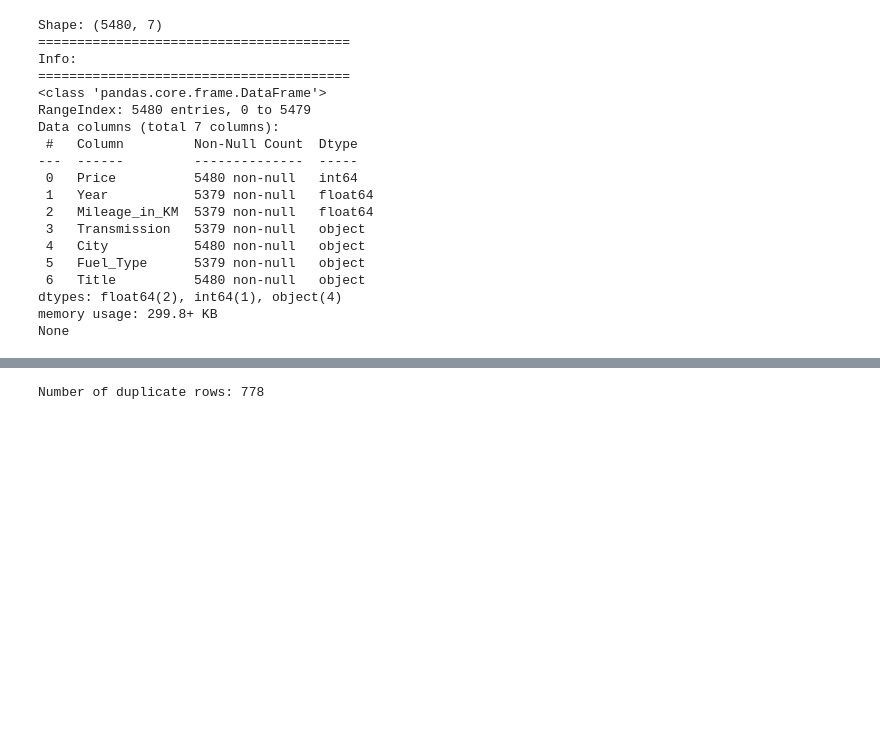
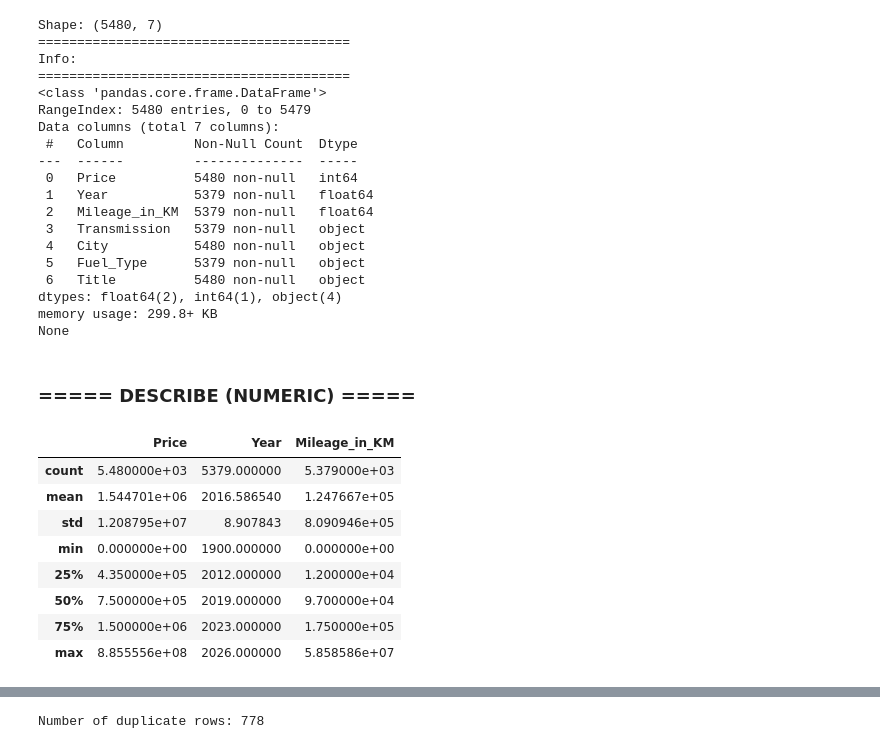
Before and after one commit to AI-0o0/AlexU_DSM_FinalProject, a Jupyter notebook: DataScienceMethodology_Fall2025_Final.ipynb, the cells around one changed output, grey strips where cells are left out. Cells and saved outputs as stored; diff of their text form; code cells hidden in the pictures; blank space fills up the shorter version.

```diff
--- a/DataScienceMethodology_Fall2025_Final.ipynb
+++ b/DataScienceMethodology_Fall2025_Final.ipynb
@@ -231,3 +241,17 @@ Data columns (total 7 columns):
 dtypes: float64(2), int64(1), object(4)
 memory usage: 299.8+ KB
 None
+# %% [markdown]
+### ===== DESCRIBE (NUMERIC) =====
+# %%
+df.describe()
+# %% [output]
+|  | Price | Year | Mileage_in_KM |
+| count | 5.480000e+03 | 5379.000000 | 5.379000e+03 |
+| mean | 1.544701e+06 | 2016.586540 | 1.247667e+05 |
+| std | 1.208795e+07 | 8.907843 | 8.090946e+05 |
+| min | 0.000000e+00 | 1900.000000 | 0.000000e+00 |
+| 25% | 4.350000e+05 | 2012.000000 | 1.200000e+04 |
+| 50% | 7.500000e+05 | 2019.000000 | 9.700000e+04 |
+| 75% | 1.500000e+06 | 2023.000000 | 1.750000e+05 |
+| max | 8.855556e+08 | 2026.000000 | 5.858586e+07 |
```
Also changed, not shown: parts of 23 cells of this notebook.
